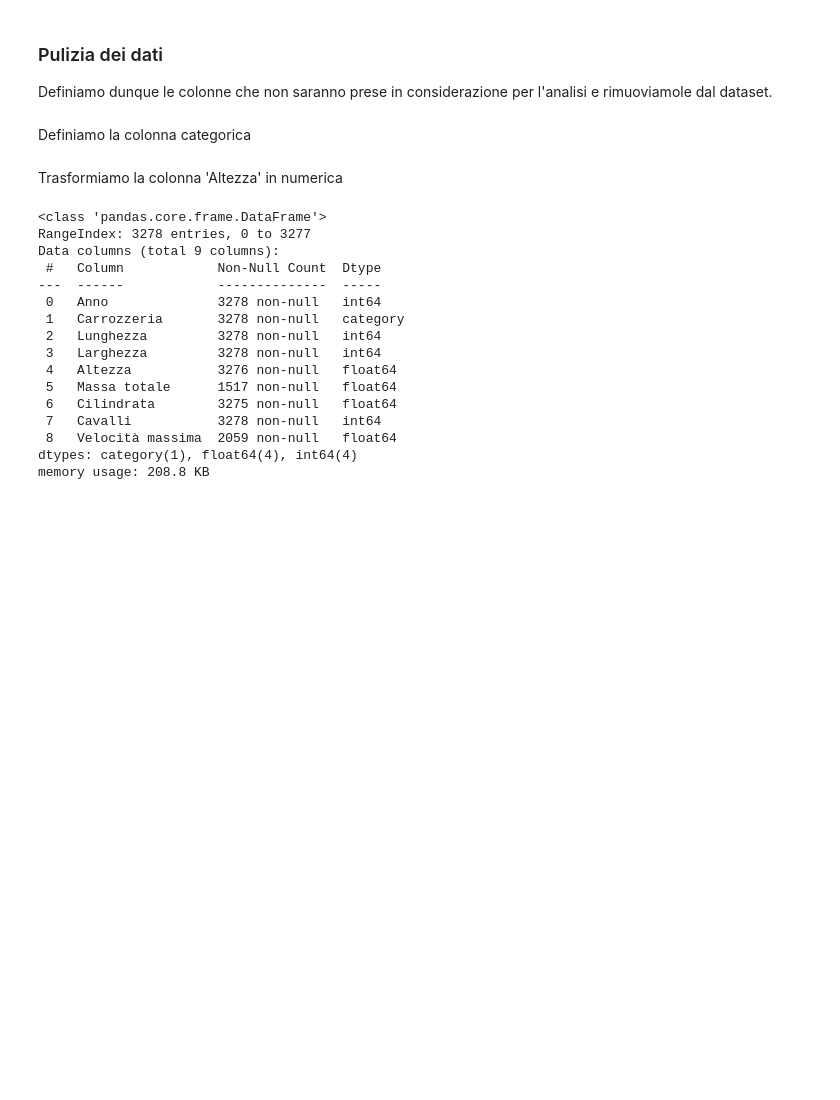
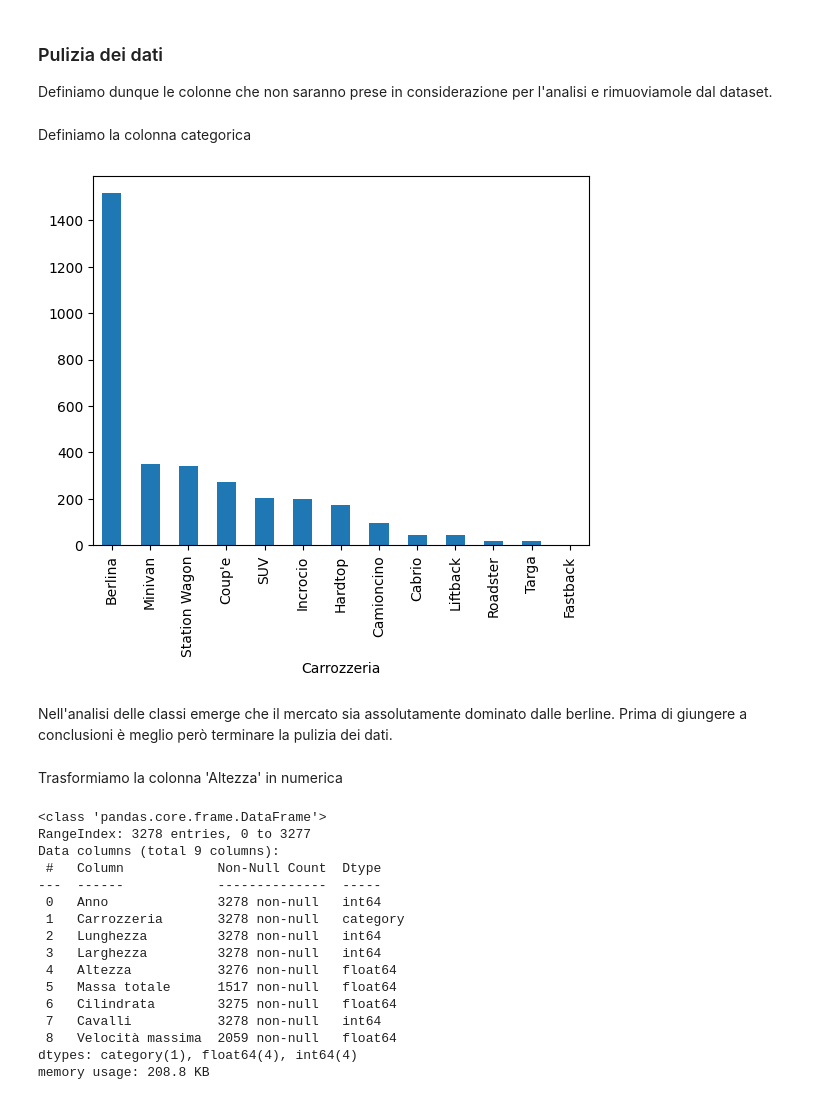
Before and after one commit to JacopoFoschi2/ElaboratoBigData, a Jupyter notebook: big_data.ipynb, the cells around one changed output. Drawn from its saved outputs; the diff is of its cells as text; code cells hidden in the pictures; blank space fills up the shorter version.

```diff
--- a/big_data.ipynb
+++ b/big_data.ipynb
@@ -100,6 +100,12 @@ df = df.drop(columns=useless_features)
 Definiamo la colonna categorica
 # %%
 df['Carrozzeria'] = df['Carrozzeria'].astype('category')
+# %%
+df['Carrozzeria'].value_counts().plot(kind='bar');
+# %% [output]
+[figure, added]
+# %% [markdown]
+Nell'analisi delle classi emerge che il mercato sia assolutamente dominato dalle berline. Prima di giungere a conclusioni è meglio però terminare la pulizia dei dati.
 # %% [markdown]
 Trasformiamo la colonna 'Altezza' in numerica
 # %%
```
Also changed, not shown: parts of 70 cells of this notebook.
